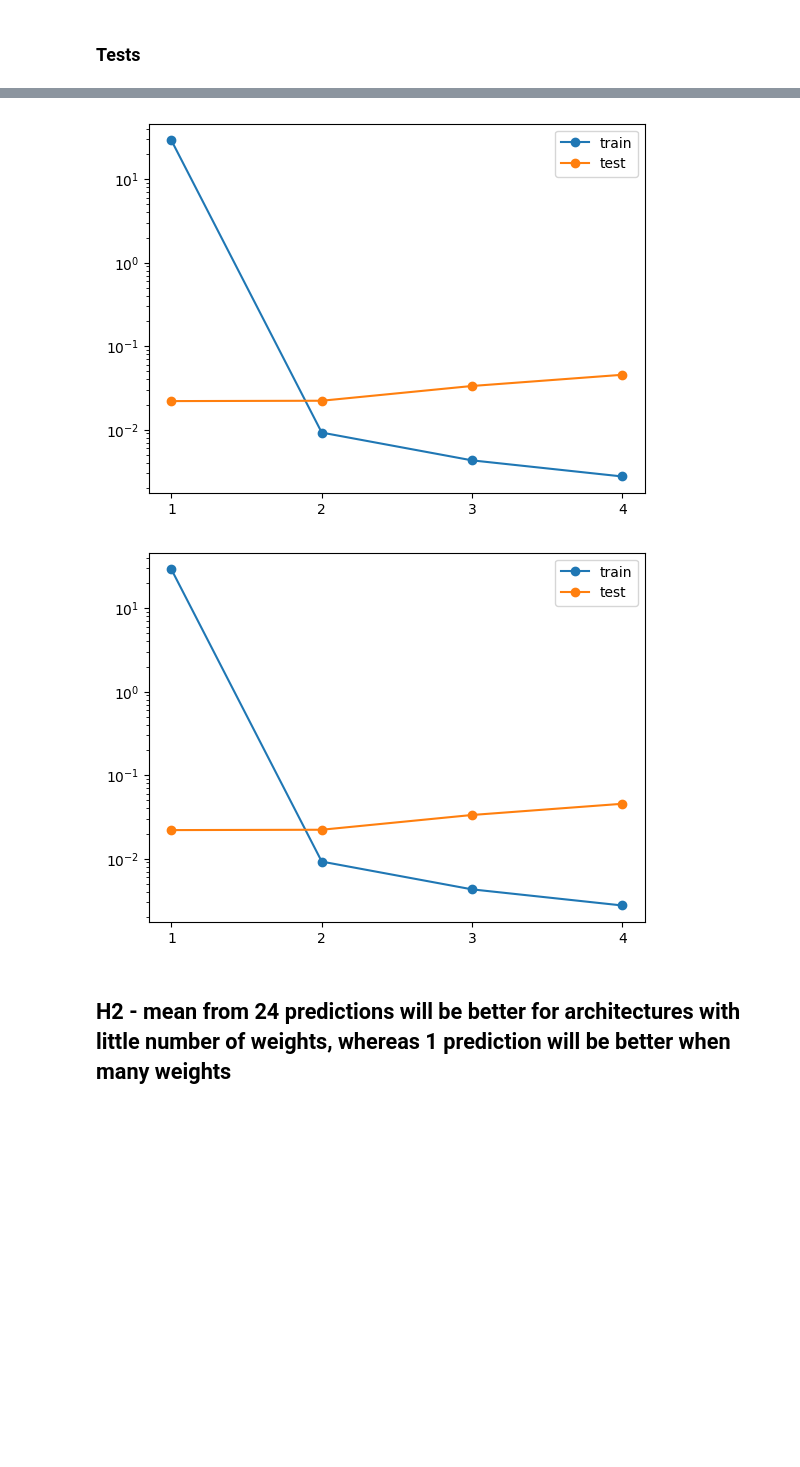
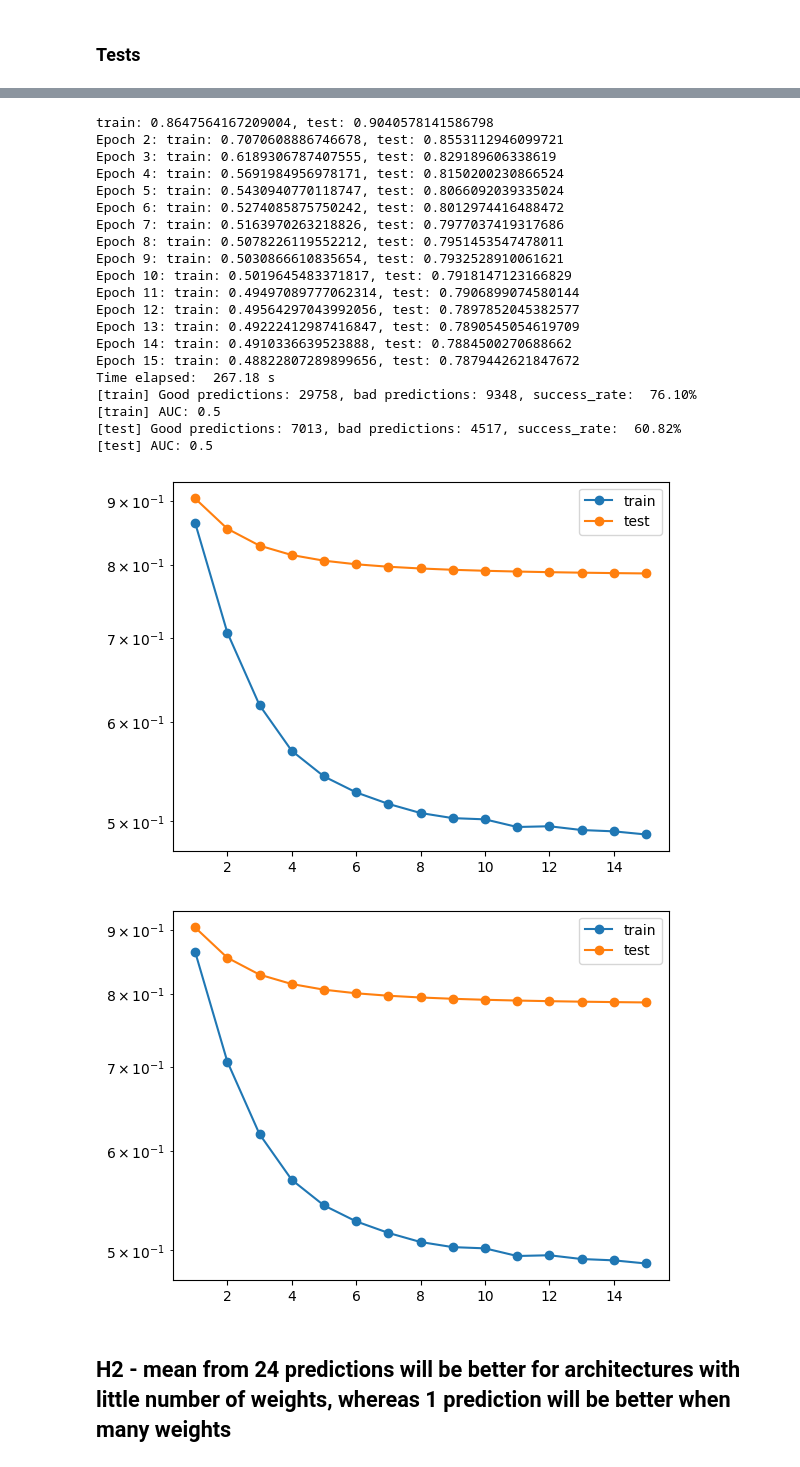
Before and after one commit to nargatte/sieci_neuronowe_3, a Jupyter notebook: tests.ipynb, the cells around one changed output, grey strips where cells are left out. Drawn from its saved outputs; the diff is of its cells as text; code cells hidden in the pictures; blank space fills up the shorter version.

Commit message:
tests

```diff
--- a/tests.ipynb
+++ b/tests.ipynb
@@ -51,7 +53,7 @@ def get_h1_net_1(is_regression):
         output = nn.FullConnectLayer(output, 1, d.linear, rng, 1)
         return nn.NeuralNetwork(output, d.l2_loss, rng)
     else:
-        output = nn.FullConnectLayer(output, 2, d.relu, rng, 1)
+        output = nn.FullConnectLayer(output, 2, d.sigmoid, rng, 1)
         output = nn.FullConnectLayer(output, 2, d.softmax, rng, 1)
         return nn.NeuralNetwork(output, d.hinge_loss, rng)
 
@@ -81,7 +83,7 @@ def get_h1_net_2(is_regression):
         output = nn.FullConnectLayer(output, 1, d.linear, rng, 1)
         return nn.NeuralNetwork(output, d.l2_loss, rng)
     else:
-        output = nn.FullConnectLayer(output, 2, d.relu, rng, 1)
+        output = nn.FullConnectLayer(output, 2, d.sigmoid, rng, 1)
         output = nn.FullConnectLayer(output, 2, d.softmax, rng, 1)
         return nn.NeuralNetwork(output, d.hinge_loss, rng)
 
@@ -128,7 +130,7 @@ def get_h1_net_3(is_regression):
         output = nn.FullConnectLayer(output, 1, d.linear, rng, 1)
         return nn.NeuralNetwork(output, d.l2_loss, rng)
     else:
-        output = nn.FullConnectLayer(output, 2, d.relu, rng, 1)
+        output = nn.FullConnectLayer(output, 2, d.sigmoid, rng, 1)
         output = nn.FullConnectLayer(output, 2, d.softmax, rng, 1)
         return nn.NeuralNetwork(output, d.hinge_loss, rng)
 
@@ -175,7 +177,7 @@ def get_h1_net_4(is_regression):
         output = nn.FullConnectLayer(output, 1, d.linear, rng, 1)
         return nn.NeuralNetwork(output, d.l2_loss, rng)
     else:
-        output = nn.FullConnectLayer(output, 2, d.relu, rng, 1)
+        output = nn.FullConnectLayer(output, 2, d.sigmoid, rng, 1)
         output = nn.FullConnectLayer(output, 2, d.softmax, rng, 1)
         return nn.NeuralNetwork(output, d.hinge_loss, rng)
 # %% [markdown]
@@ -201,5 +203,5 @@ Classification with neighbors:
 # %%
-def test(function, output, train_set, test_set, params):
+def test(function, output, train_set, test_set, params, figname):
     print("================================== new test ==================================")
     net = function(output == "output_temp")
 
@@ -238,7 +240,8 @@ def test(function, output, train_set, test_set, params):
         print(f"[test] Good predictions: {np.count_nonzero(predicted == expected)}, bad predictions: {np.count_nonzero(predicted != expected)}, success_rate: {np.count_nonzero(predicted == expected) / predicted.size * 100 : .2f}%")
         print(f"[test] AUC: {auc.result().numpy()}")
 
-    ax = plt.figure().gca()
+    fig = plt.figure()
+    ax = fig.gca()
     ax.plot(range(1, len(train_losses) + 1), train_losses, "-o")
     ax.plot(range(1, len(test_losses) + 1), test_losses, "-o")
     ax.xaxis.set_label("epoch")
@@ -246,15 +249,16 @@ def test(function, output, train_set, test_set, params):
     ax.yaxis.set_label("loss")
     ax.set_yscale("log")
     ax.legend(["train", "test"])
+    fig.savefig(os.path.join("plots", "h1", figname))
 # %%
-test(get_h1_net_1, "output_temp", train_set1, test_set1, params1)
-test(get_h1_net_2, "output_temp", train_set1, test_set1, params1)
-test(get_h1_net_3, "output_temp", train_set2, test_set2, params2)
-test(get_h1_net_4, "output_temp", train_set2, test_set2, params2)
+test(get_h1_net_1, "output_temp", train_set1, test_set1, params1, "n1_r_no_neighbors.png")
+test(get_h1_net_2, "output_temp", train_set1, test_set1, params1, "n2_r_no_neighbors.png")
+test(get_h1_net_3, "output_temp", train_set2, test_set2, params2, "n3_r_neighbors.png")
+test(get_h1_net_4, "output_temp", train_set2, test_set2, params2, "n4_r_neighbors.png")
 
-test(get_h1_net_1, "output_wind", train_set1, test_set1, params1)
-test(get_h1_net_2, "output_wind", train_set1, test_set1, params1)
-test(get_h1_net_3, "output_wind", train_set2, test_set2, params2)
-test(get_h1_net_4, "output_wind", train_set2, test_set2, params2)
+test(get_h1_net_1, "output_wind", train_set1, test_set1, params1, "n1_c_no_neighbors.png")
+test(get_h1_net_2, "output_wind", train_set1, test_set1, params1, "n2_c_no_neighbors.png")
+test(get_h1_net_3, "output_wind", train_set2, test_set2, params2, "n3_c_neighbors.png")
+test(get_h1_net_4, "output_wind", train_set2, test_set2, params2, "n4_c_neighbors.png")
 # %% [output]
 ================================== new test ==================================
@@ -270,5 +266,25 @@ Time elapsed:  8.61 s
+train: 0.8647564167209004, test: 0.9040578141586798
+Epoch 2: train: 0.7070608886746678, test: 0.8553112946099721
+Epoch 3: train: 0.6189306787407555, test: 0.829189606338619
+Epoch 4: train: 0.5691984956978171, test: 0.8150200230866524
+Epoch 5: train: 0.5430940770118747, test: 0.8066092039335024
+Epoch 6: train: 0.5274085875750242, test: 0.8012974416488472
+Epoch 7: train: 0.5163970263218826, test: 0.7977037419317686
+Epoch 8: train: 0.5078226119552212, test: 0.7951453547478011
+Epoch 9: train: 0.5030866610835654, test: 0.7932528910061621
+Epoch 10: train: 0.5019645483371817, test: 0.7918147123166829
+Epoch 11: train: 0.49497089777062314, test: 0.7906899074580144
+Epoch 12: train: 0.49564297043992056, test: 0.7897852045382577
+Epoch 13: train: 0.49222412987416847, test: 0.7890545054619709
+Epoch 14: train: 0.4910336639523888, test: 0.7884500270688662
+Epoch 15: train: 0.48822807289899656, test: 0.7879442621847672
+Time elapsed:  267.18 s
+[train] Good predictions: 29758, bad predictions: 9348, success_rate:  76.10%
+[train] AUC: 0.5
+[test] Good predictions: 7013, bad predictions: 4517, success_rate:  60.82%
+[test] AUC: 0.5
-[figure, old version]
+[figure, new version]
-[figure, old version]
+[figure, new version]
 # %% [markdown]
 ## H2 - mean from 24 predictions will be better for architectures with little number of weights, whereas 1 prediction will be better when many weights
 # %% [markdown]
```
Also changed, not shown: parts of 22 cells of this notebook, 1 other file.
